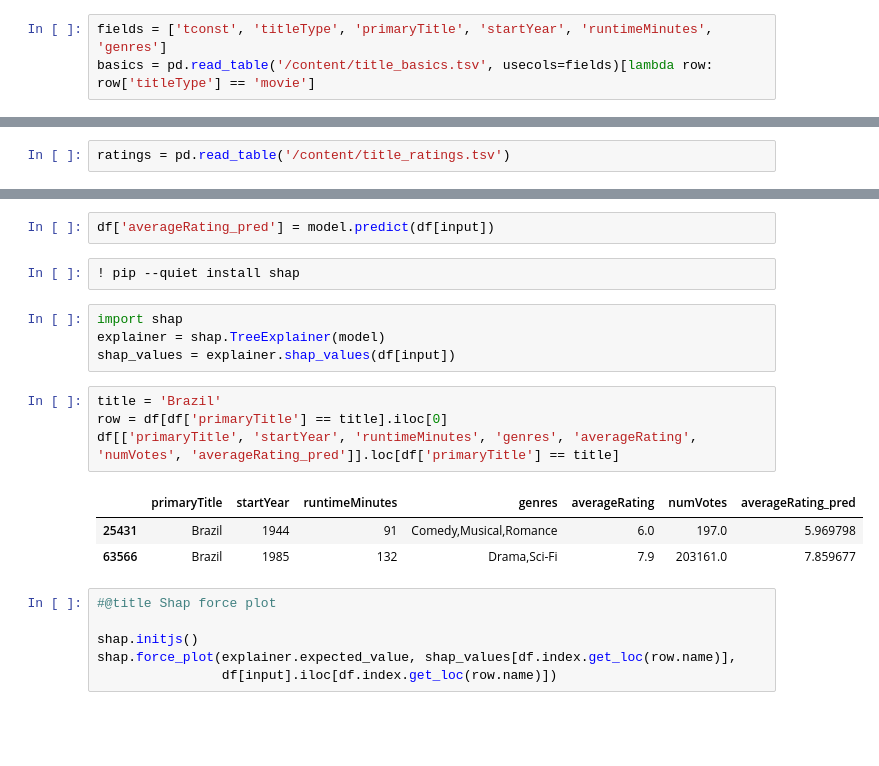
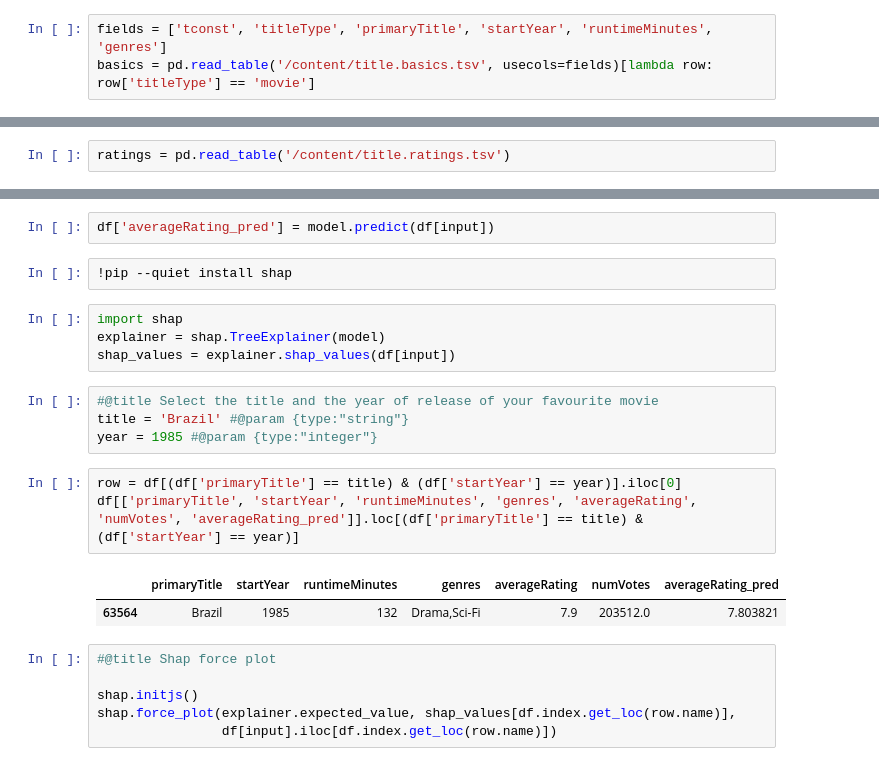
Before and after one commit to a-maksimov/data_analysis, a Jupyter notebook: imdb_prediction_one_hot_preprocess.ipynb, the cells around one changed output, grey strips where cells are left out. Saved outputs shown, nothing was run; the diff lists cells and outputs as text; blank space fills up the shorter version.

```diff
--- a/imdb_prediction_one_hot_preprocess.ipynb
+++ b/imdb_prediction_one_hot_preprocess.ipynb
@@ -58,11 +76,11 @@ Parse the files.
 From basics we keep only movies, titles and relevant fields we need for a model.
 # %%
 fields = ['tconst', 'titleType', 'primaryTitle', 'startYear', 'runtimeMinutes', 'genres']
-basics = pd.read_table('/content/title_basics.tsv', usecols=fields)[lambda row: row['titleType'] == 'movie']
+basics = pd.read_table('/content/title.basics.tsv', usecols=fields)[lambda row: row['titleType'] == 'movie']
 # %% [markdown]
 Parse ratings table
 # %%
-ratings = pd.read_table('/content/title_ratings.tsv')
+ratings = pd.read_table('/content/title.ratings.tsv')
 # %% [markdown]
 # Process
 # %% [markdown]
@@ -404,19 +424,21 @@ model.get_feature_importance(prettified=True).head()
 # %%
 df['averageRating_pred'] = model.predict(df[input])
 # %%
-! pip --quiet install shap
+!pip --quiet install shap
 # %%
 import shap
 explainer = shap.TreeExplainer(model)
 shap_values = explainer.shap_values(df[input])
+# %%
+#@title Select the title and the year of release of your favourite movie
+title = 'Brazil' #@param {type:"string"}
+year = 1985 #@param {type:"integer"}
 # %%
-title = 'Brazil'
-row = df[df['primaryTitle'] == title].iloc[0]
-df[['primaryTitle', 'startYear', 'runtimeMinutes', 'genres', 'averageRating', 'numVotes', 'averageRating_pred']].loc[df['primaryTitle'] == title]
+row = df[(df['primaryTitle'] == title) & (df['startYear'] == year)].iloc[0]
+df[['primaryTitle', 'startYear', 'runtimeMinutes', 'genres', 'averageRating', 'numVotes', 'averageRating_pred']].loc[(df['primaryTitle'] == title) & (df['startYear'] == year)]
 # %% [output]
 |  | primaryTitle | startYear | runtimeMinutes | genres | averageRating | numVotes | averageRating_pred |
-| 25431 | Brazil | 1944 | 91 | Comedy,Musical,Romance | 6.0 | 197.0 | 5.969798 |
-| 63566 | Brazil | 1985 | 132 | Drama,Sci-Fi | 7.9 | 203161.0 | 7.859677 |
+| 63564 | Brazil | 1985 | 132 | Drama,Sci-Fi | 7.9 | 203512.0 | 7.803821 |
 # %%
 #@title Shap force plot
 
```
Also changed, not shown: parts of 34 cells of this notebook.
